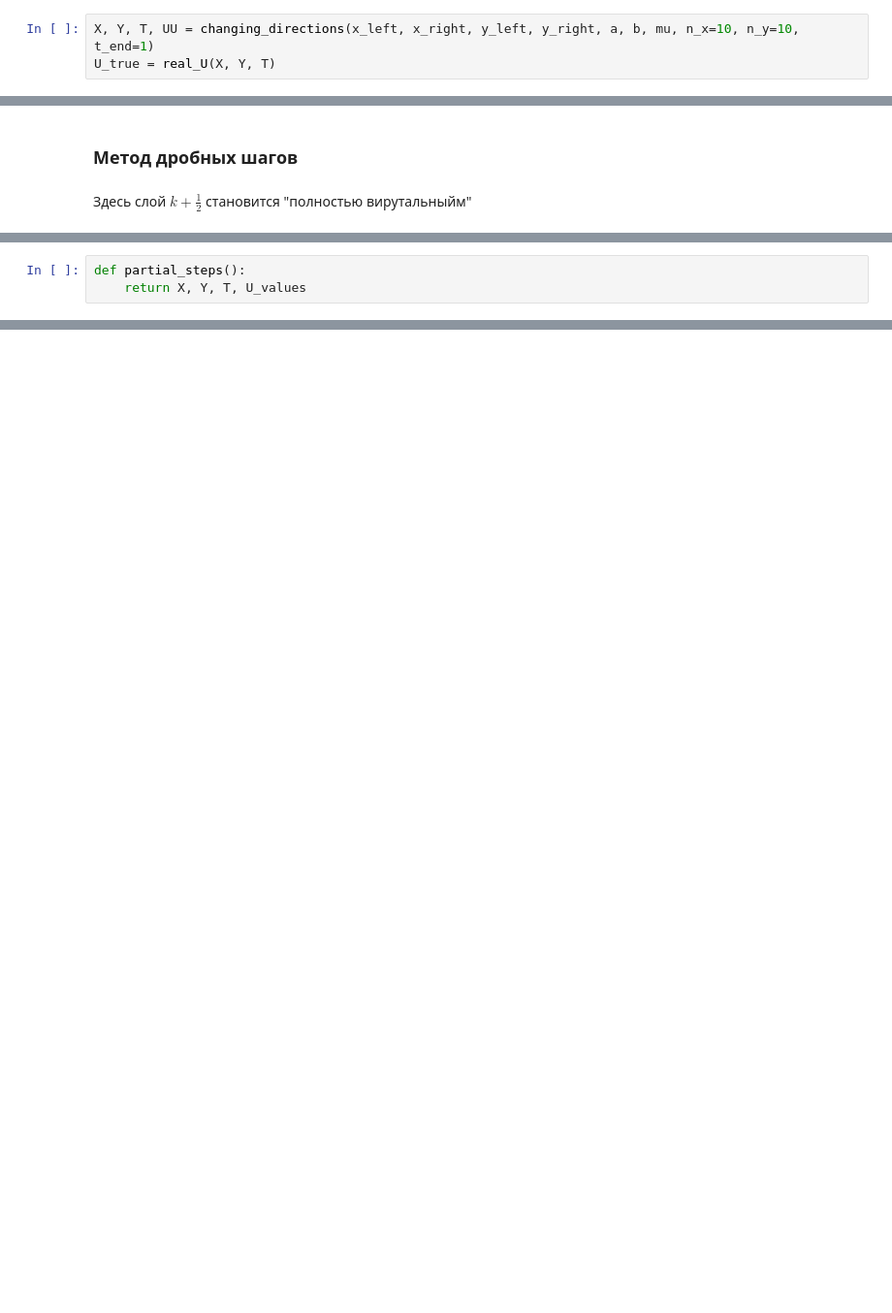
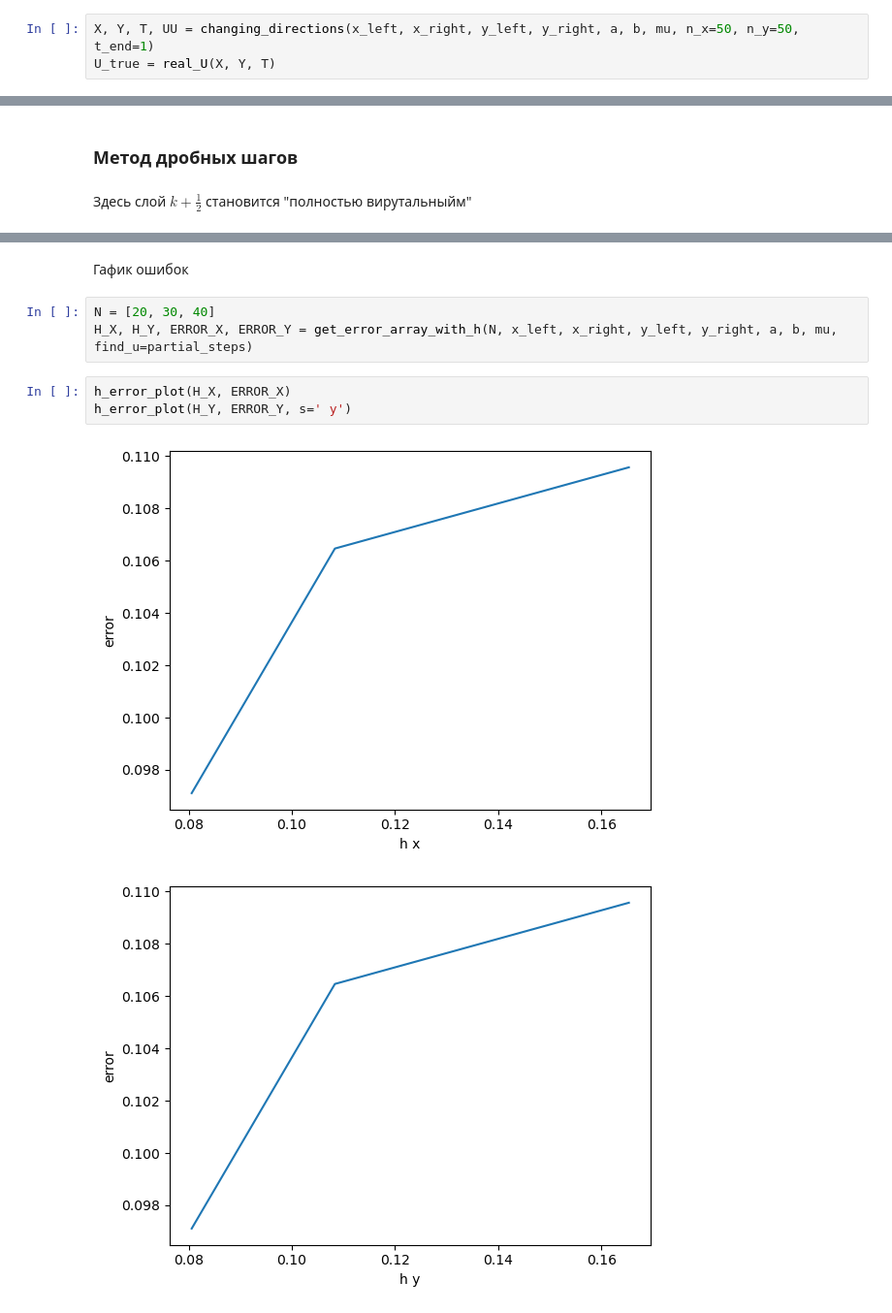
Before and after one commit to JRTitor/Numer2, a Jupyter notebook: lab4.ipynb, the cells around one changed output, grey strips where cells are left out. Shown: that part at 97% size. Cells and saved outputs as stored; diff of their text form; blank space fills up the shorter version.

```diff
--- a/lab4.ipynb
+++ b/lab4.ipynb
@@ -243,4 +228,4 @@ def changing_directions(x_left:float, x_right:float, y_left:float, y_right:float
 # %%
-X, Y, T, UU = changing_directions(x_left, x_right, y_left, y_right, a, b, mu, n_x=10, n_y=10, t_end=1)
+X, Y, T, UU = changing_directions(x_left, x_right, y_left, y_right, a, b, mu, n_x=50, n_y=50, t_end=1)
 U_true = real_U(X, Y, T)
 # %%
@@ -304,5 +262,2 @@ $$ \frac{u^{k + 1}_{i,j} - u^{k + \frac{1}{2}}_{i,j}}{\tau} = \frac{b}{h_2^2} \l
 
 идём по i = $1 .. x_l - h_x$ по x явно, по y неявно
-# %%
-def partial_steps():
-    return X, Y, T, U_values
@@ -308,0 +353,11 @@ def partial_steps():
+# %% [markdown]
+Гафик ошибок
+# %%
+N = [20, 30, 40]
+H_X, H_Y, ERROR_X, ERROR_Y = get_error_array_with_h(N, x_left, x_right, y_left, y_right, a, b, mu, find_u=partial_steps)
+# %%
+h_error_plot(H_X, ERROR_X)
+h_error_plot(H_Y, ERROR_Y, s=' y')
+# %% [output]
+[figure, added]
+[figure, added]
```
Also changed, not shown: parts of 23 cells of this notebook, 3 other files.
